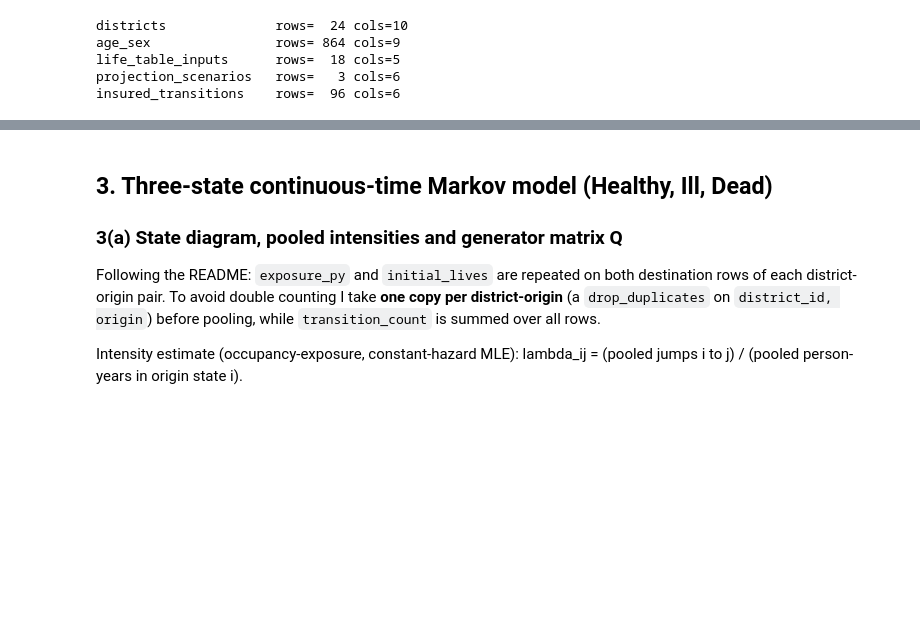
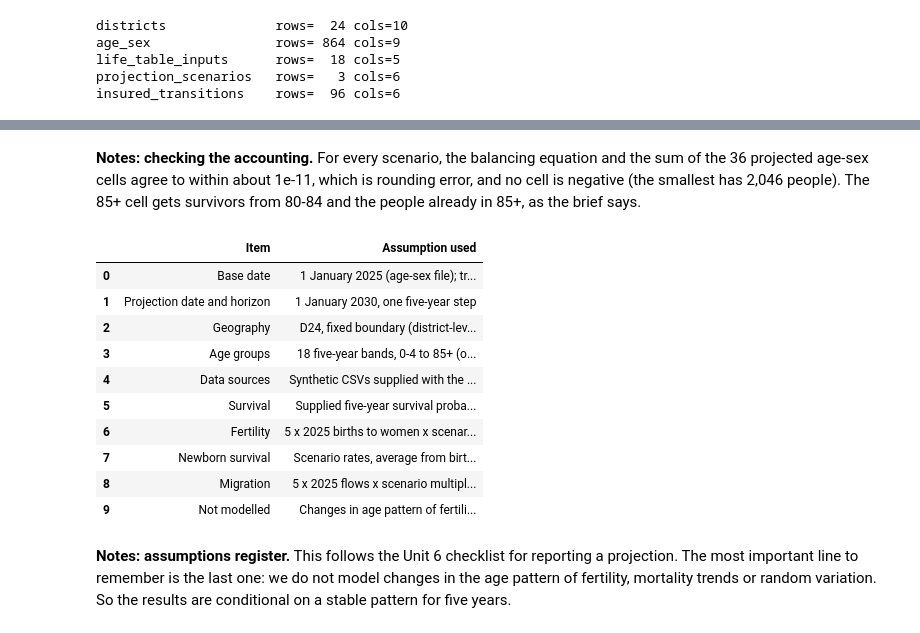
Before and after one commit to mharidzotakudzwar-dotcom/HASTS206-Assignment2, a Jupyter notebook: Assignment2_Analysis.ipynb, the cells around one changed output, grey strips where cells are left out. Drawn from its saved outputs; the diff is of its cells as text; code cells hidden in the pictures; blank space fills up the shorter version.

Commit message:
Assignment 2 analysis ipynb

```diff
--- a/Assignment2_Analysis.ipynb
+++ b/Assignment2_Analysis.ipynb
@@ -731,6 +777,33 @@ Base projection of ages 0-4 in 2030: 10,674 (as specified) vs 4,392 (consistency
+# %% [markdown]
+**Notes: checking the accounting.** For every scenario, the balancing equation and the sum of the 36 projected age-sex cells agree to within about 1e-11, which is rounding error, and no cell is negative (the smallest has 2,046 people). The 85+ cell gets survivors from 80-84 and the people already in 85+, as the brief says.
+# %%
+# What this cell does: Writes an assumptions register: base date, projection date, geography, age
+# groups, sources and every assumption used.
+# Assumptions register (Unit 6: record base date, boundary, age groups, horizon, sources and assumptions)
+assump = pd.DataFrame([
+    ['Base date', '1 January 2025 (age-sex file); trend fit also uses 1 January 2020'],
+    ['Projection date and horizon', '1 January 2030, one five-year step'],
+    ['Geography', f'{PROJ}, fixed boundary (district-level flows cross the boundary, so migration matters)'],
+    ['Age groups', '18 five-year bands, 0-4 to 85+ (open), by sex'],
+    ['Data sources', 'Synthetic CSVs supplied with the assignment (hypothetical)'],
+    ['Survival', 'Supplied five-year survival probabilities, by age and sex, used unchanged'],
+    ['Fertility', '5 x 2025 births to women x scenario factor; 49% female / 51% male'],
+    ['Newborn survival', 'Scenario rates, average from birth to end of the interval'],
+    ['Migration', '5 x 2025 flows x scenario multipliers, added at the END of the period by destination age and sex'],
+    ['Not modelled', 'Changes in age pattern of fertility, mortality trends, migration changes within the period, random variation'],
+], columns=['Item', 'Assumption used'])
+assump
+# %% [output]
+|  | Item | Assumption used |
+| 0 | Base date | 1 January 2025 (age-sex file); tr... |
+| 1 | Projection date and horizon | 1 January 2030, one five-year step |
+| 2 | Geography | D24, fixed boundary (district-lev... |
+| 3 | Age groups | 18 five-year bands, 0-4 to 85+ (o... |
+| 4 | Data sources | Synthetic CSVs supplied with the ... |
+| 5 | Survival | Supplied five-year survival proba... |
+| 6 | Fertility | 5 x 2025 births to women x scenar... |
+| 7 | Newborn survival | Scenario rates, average from birt... |
+| 8 | Migration | 5 x 2025 flows x scenario multipl... |
+| 9 | Not modelled | Changes in age pattern of fertili... |
 # %% [markdown]
-## 3. Three-state continuous-time Markov model (Healthy, Ill, Dead)
-### 3(a) State diagram, pooled intensities and generator matrix Q
-Following the README: `exposure_py` and `initial_lives` are repeated on both destination rows of each district-origin pair. To avoid double counting I take **one copy per district-origin** (a `drop_duplicates` on `district_id, origin`) before pooling, while `transition_count` is summed over all rows.
-
-Intensity estimate (occupancy-exposure, constant-hazard MLE): lambda_ij = (pooled jumps i to j) / (pooled person-years in origin state i).
+**Notes: assumptions register.** This follows the Unit 6 checklist for reporting a projection. The most important line to remember is the last one: we do not model changes in the age pattern of fertility, mortality trends or random variation. So the results are conditional on a stable pattern for five years.
```
Also changed, not shown: parts of 148 cells of this notebook.
